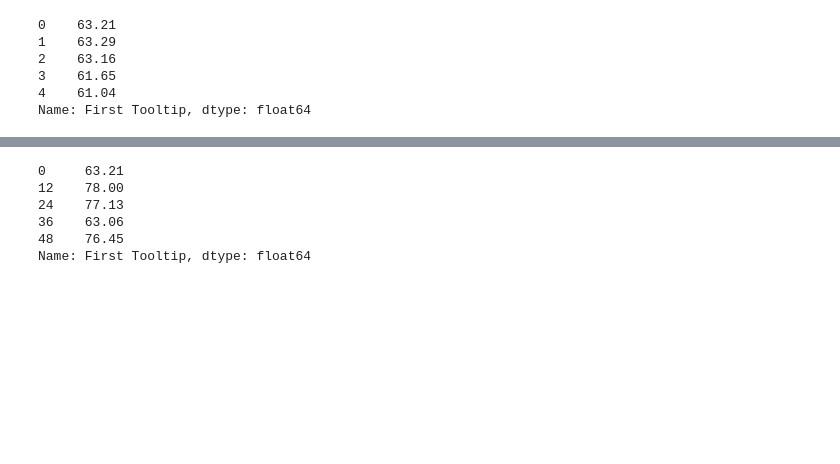
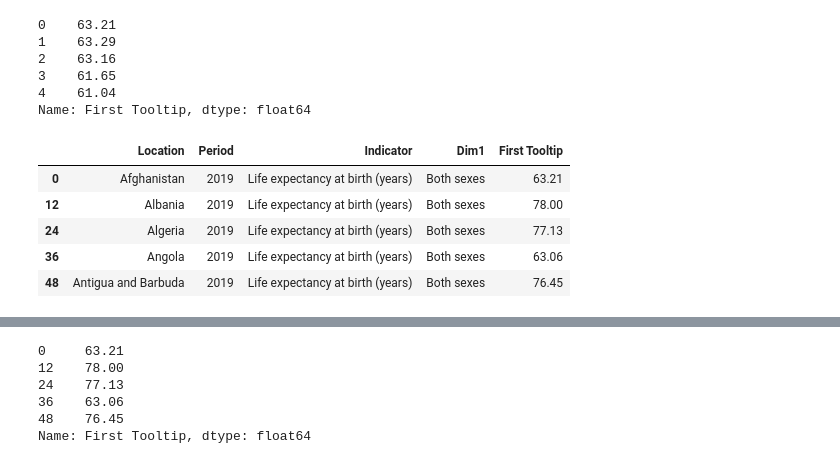
Before and after one commit to k078/DATASCIENCE-2.3, a Jupyter notebook: DS Assignment 5.ipynb, the cells around one changed output, grey strips where cells are left out. Cells and saved outputs as stored; diff of their text form; code cells hidden in the pictures; blank space fills up the shorter version.

```diff
--- a/DS Assignment 5.ipynb
+++ b/DS Assignment 5.ipynb
@@ -28,0 +29,9 @@ column = column.loc[(dataset['Period']==2019) & (dataset['Dim1'].str.match('Both
+# %%
+dataset.head()
+# %% [output]
+|  | Location | Period | Indicator | Dim1 | First Tooltip |
+| 0 | Afghanistan | 2019 | Life expectancy at birth (years) | Both sexes | 63.21 |
+| 12 | Albania | 2019 | Life expectancy at birth (years) | Both sexes | 78.00 |
+| 24 | Algeria | 2019 | Life expectancy at birth (years) | Both sexes | 77.13 |
+| 36 | Angola | 2019 | Life expectancy at birth (years) | Both sexes | 63.06 |
+| 48 | Antigua and Barbuda | 2019 | Life expectancy at birth (years) | Both sexes | 76.45 |
```
Also changed, not shown: parts of 11 cells of this notebook.
